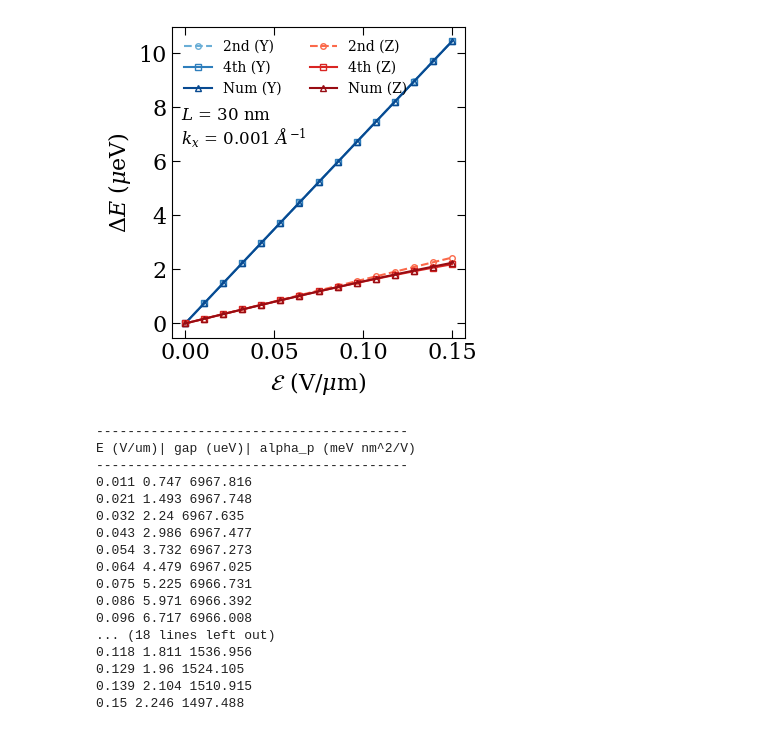
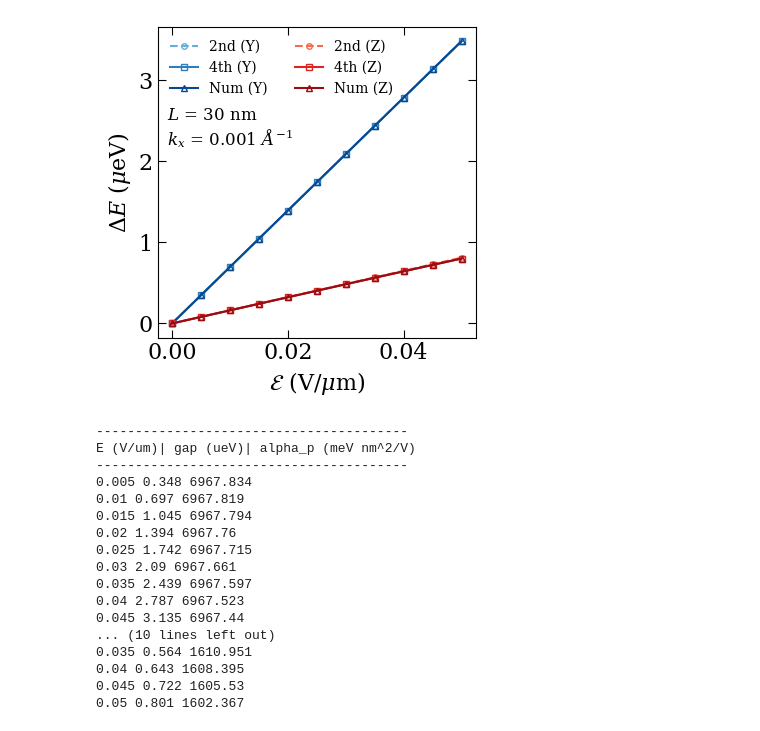
Before and after one commit to anirban8653/2H_Ge, a Jupyter notebook: weak_field/Rashba_modulation_Fig_9/plot_E_sweep.ipynb, the cells around one changed output. Drawn from its saved outputs; the diff is of its cells as text; code cells hidden in the pictures.

```diff
--- a/weak_field/Rashba_modulation_Fig_9/plot_E_sweep.ipynb
+++ b/weak_field/Rashba_modulation_Fig_9/plot_E_sweep.ipynb
@@ -19,7 +19,7 @@ plt.rcParams.update({
 N = 100
 L = 300
 kx = 0.001
-emax = 0.15
+emax = 0.05
 
 datay_pb = np.loadtxt(f"Pymablock_Y_kx{kx}_emax_{emax:.2f}_N{N}_L{L}.dat", skiprows=1)
 datay_num = np.loadtxt(f"numerical_splitting_N{N}_L{L}_emax{(emax):.2f}_y.dat", skiprows=1)
@@ -78,52 +78,52 @@ ax.plot(Efield, split_pb_4th_z, 's-', color=red_colors[1],
 ax.plot(Efield, split_num_z, '^-', color=red_colors[2],
         label="Num (Z)", markersize=4, markerfacecolor='None')
 
 ax.legend(frameon=False, ncol=2, fontsize = 10)
 ax.text(0.03,0.62,f"$k_x$ = {kx}"r" $\AA^{-1}$", transform=ax.transAxes, fontsize = 12)
 ax.text(0.03,0.7,f"$L$ = {int(L/10)} nm", transform=ax.transAxes,fontsize = 12)
 
 
 # Labels
 ax.set_xlabel(r"$\mathcal{E}$ (V/$\mu$m)", fontsize = 16)
 ax.set_ylabel(r"$\Delta E$ ($\mu$eV)", fontsize = 16)
 ax.tick_params(direction='in', length=6, width=0.8,
                    top=True, right=True, labelsize=16)
 
 plt.tight_layout()
 # plt.savefig(f"splitting_plot_N{N}_L{L}_kx{kx}.png",dpi=300)
-plt.savefig(f"splitting_plot_N{N}_L{L}_kx{kx}.pdf",dpi=300)
+# plt.savefig(f"splitting_plot_N{N}_L{L}_kx{kx}.pdf",dpi=300)
 plt.show()
 
 print("-"*40)
 print("E (V/um)| gap (ueV)| alpha_p (meV nm^2/V)")
 print("-"*40)
 for i in range(1,len(Efield)):
     print(Efield[i].round(3), split_num_y[i].round(3), (split_num_y[i]/(Efield[i]*kx*10)).round(3))
 
 print("-"*40)
 print("E (V/um)| gap (ueV)| alpha_p (meV nm^2/V)")
 print("-"*40)
 for i in range(1,len(Efield)):
     print(Efield[i].round(3), split_num_z[i].round(3), (split_num_z[i]/(Efield[i]*kx*10)).round(3))
 # %% [output]
-[figure, old version]
+[figure, new version]
 ----------------------------------------
 E (V/um)| gap (ueV)| alpha_p (meV nm^2/V)
 ----------------------------------------
-0.011 0.747 6967.816
-0.021 1.493 6967.748
-0.032 2.24 6967.635
-0.043 2.986 6967.477
-0.054 3.732 6967.273
-0.064 4.479 6967.025
-0.075 5.225 6966.731
-0.086 5.971 6966.392
-0.096 6.717 6966.008
-... (18 lines left out)
-0.118 1.811 1536.956
-0.129 1.96 1524.105
-0.139 2.104 1510.915
-0.15 2.246 1497.488
+0.005 0.348 6967.834
+0.01 0.697 6967.819
+0.015 1.045 6967.794
+0.02 1.394 6967.76
+0.025 1.742 6967.715
+0.03 2.09 6967.661
+0.035 2.439 6967.597
+0.04 2.787 6967.523
+0.045 3.135 6967.44
+... (10 lines left out)
+0.035 0.564 1610.951
+0.04 0.643 1608.395
+0.045 0.722 1605.53
+0.05 0.801 1602.367
 # %%
 
 # ==============================================================
```
Also changed, not shown: parts of 2 cells of this notebook, 15 other files.
